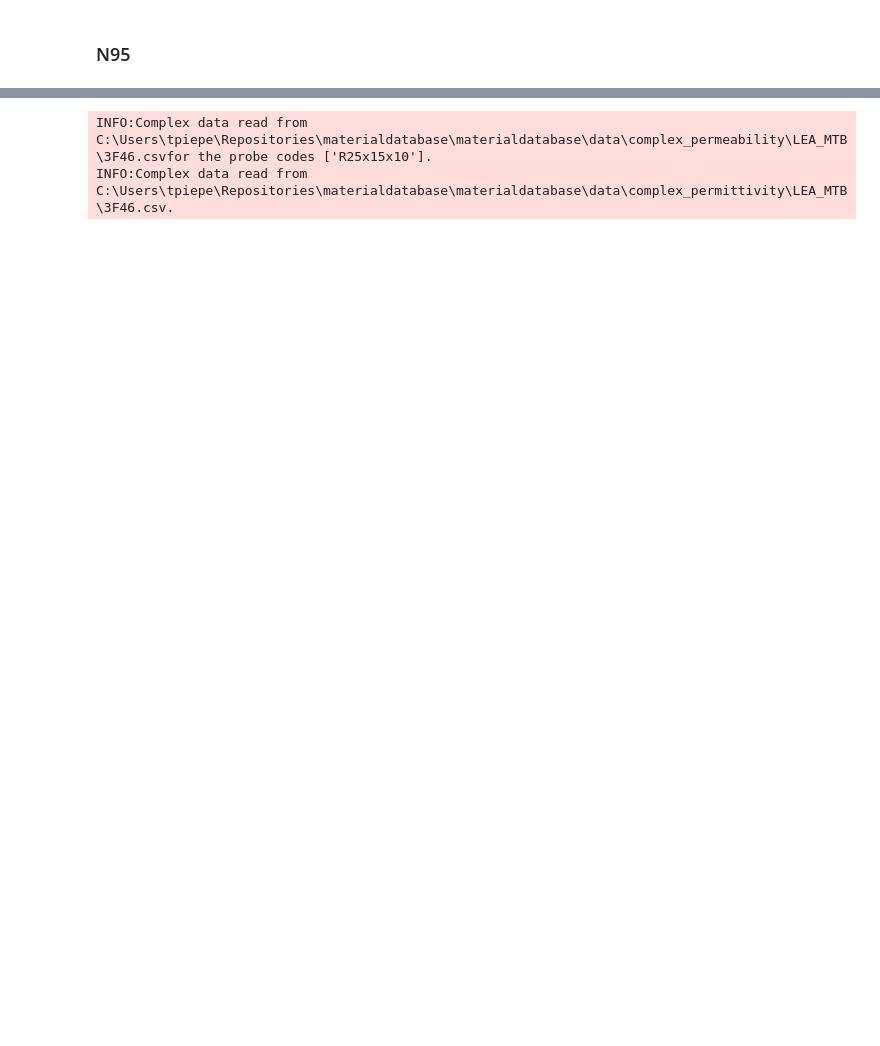
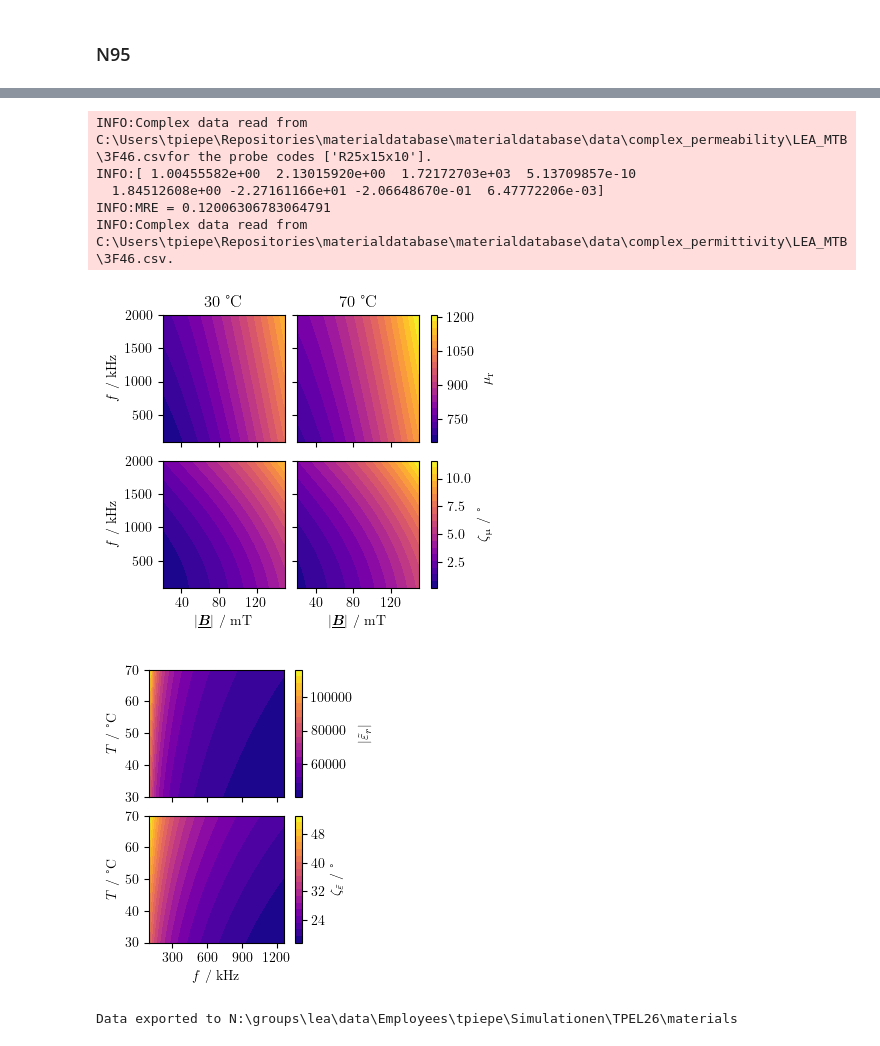
Before and after one commit to upb-lea/dimensional-performance-factor, a Jupyter notebook: dev/material_data.ipynb, the cells around one changed output, grey strips where cells are left out. Saved outputs shown, nothing was run; the diff lists cells and outputs as text; code cells hidden in the pictures; blank space fills up the shorter version.

```diff
--- a/dev/material_data.ipynb
+++ b/dev/material_data.ipynb
@@ -224,19 +237,19 @@ permeability_data_source = mdb.DataSource.LEA_MTB
 permittivity_data_source = mdb.DataSource.LEA_MTB
 
 # set limits to restrict the used fit data
-f_min_grid = 100e3
-f_max_grid = 2000e3
+f_min = 100e3
+f_max = 2000e3
 
 # Permeability
 permeability = mdb_data.get_complex_permeability(material=material_name,
                                                  data_source=permeability_data_source,
                                                  pv_fit_function=mdb.FitFunction.enhancedSteinmetz,
                                                  probe_codes=probe_codes)
-df_permeability_grid = permeability.to_grid(grid_frequency=np.linspace(f_min_grid, f_max_grid, 20),
-                                            grid_temperature=np.linspace(30, 70, 10),
+df_permeability_grid = permeability.to_grid(grid_frequency=np.linspace(f_min, f_max, 50),
+                                            grid_temperature=np.linspace(30, 70, 20),
                                             grid_flux_density=np.linspace(0, 0.2, 100),
-                                            f_min_measurement=f_min_grid,
-                                            f_max_measurement=f_max_grid,
+                                            f_min_measurement=None,
+                                            f_max_measurement=None,
                                             T_min_measurement=None,
                                             T_max_measurement=None,
                                             b_min_measurement=None,
@@ -245,10 +258,10 @@ df_permeability_grid = permeability.to_grid(grid_frequency=np.linspace(f_min_gri
 # Permittivity
 permittivity = mdb_data.get_complex_permittivity(material=material_name,
                                                  data_source=permittivity_data_source)
-df_permittivity_grid = permittivity.to_grid(grid_frequency=np.linspace(f_min_grid, f_max_grid, 50),
+df_permittivity_grid = permittivity.to_grid(grid_frequency=np.linspace(f_min, f_max, 50),
                                             grid_temperature=np.linspace(30, 70, 20),
-                                            f_min_measurement=f_min_grid,
-                                            f_max_measurement=f_max_grid,
+                                            f_min_measurement=f_min,
+                                            f_max_measurement=f_max,
                                             T_min_measurement=None,
                                             T_max_measurement=None)
 
@@ -259,31 +272,37 @@ if plot:
                                                      f"{permeability_data_source.value}_permeability_grid.pdf")
     permeability.plot_grid(df_permeability_grid,
                            save_path=link2permeability_plot,
                            temps=[30, 70],
                            no_levels=20,
-                           f_min=f_min_grid, f_max=f_max_grid,
+                           f_min=f_min, f_max=f_max,
                            b_min=20e-3, b_max=150e-3)
 
     # Permittivity
     link2permittivity_plot = (path2grid_plot.joinpath(f"{material_name.value}_"
                                                       f"{permittivity_data_source.value}_permittivity_grid.pdf"))
     permittivity.plot_grid(df_permittivity_grid,
                            no_levels=20,
                            save_path=link2permittivity_plot,
                            f_min=1e5, f_max=1.3e6)
 
 if save_to_file:
     # Permeability
     link2permeability_grid = path2grid_export.joinpath(f"{material_name.value}_"
                                                        f"{permeability_data_source.value}_permeability_grid.txt")
     permeability.grid2txt(df_permeability_grid, link2permeability_grid)
 
     # Permittivity
     link2permittivity_grid = path2grid_export.joinpath(f"{material_name.value}_"
                                                        f"{permittivity_data_source.value}_permittivity_grid.txt")
     permittivity.grid2txt(df_permittivity_grid, link2permittivity_grid)
 
     print(f"Data exported to {path2grid_export}")
 # %% [output]
 INFO:Complex data read from C:\Users\tpiepe\Repositories\materialdatabase\materialdatabase\data\complex_permeability\LEA_MTB\3F46.csvfor the probe codes ['R25x15x10'].
+INFO:[ 1.00455582e+00  2.13015920e+00  1.72172703e+03  5.13709857e-10
+  1.84512608e+00 -2.27161166e+01 -2.06648670e-01  6.47772206e-03]
+INFO:MRE = 0.12006306783064791
 INFO:Complex data read from C:\Users\tpiepe\Repositories\materialdatabase\materialdatabase\data\complex_permittivity\LEA_MTB\3F46.csv.
+[figure, added]
+[figure, added]
+Data exported to N:\groups\lea\data\Employees\tpiepe\Simulationen\TPEL26\materials
```
Also changed, not shown: parts of 3 cells of this notebook, 1 other file.
